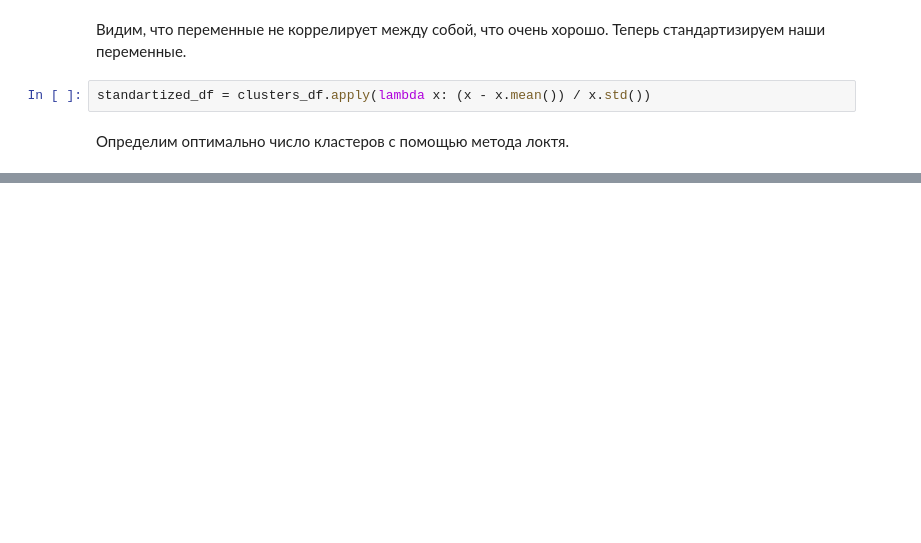
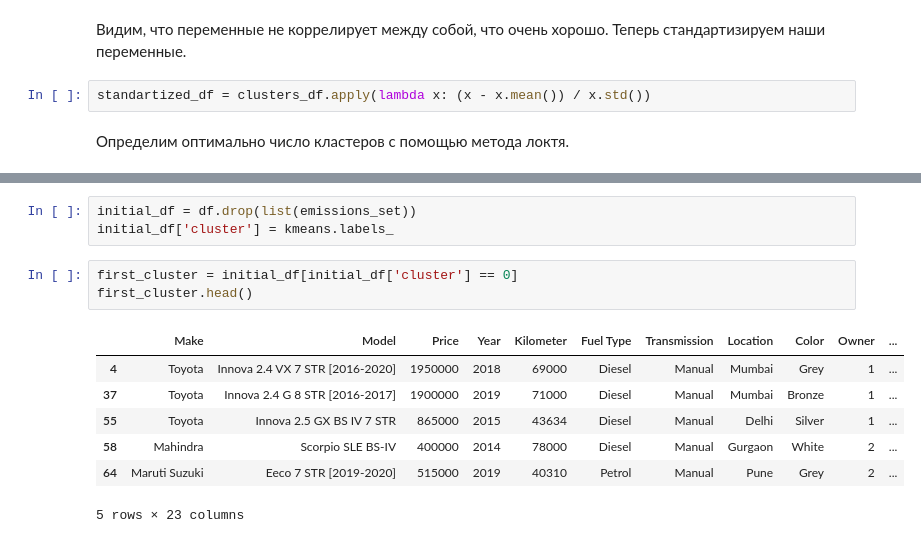
Before and after one commit to brshtsk/hell-in-python, a Jupyter notebook: Проект-авто.ipynb, the cells around one changed output, grey strips where cells are left out. Cells and saved outputs as stored; diff of their text form; blank space fills up the shorter version.

Commit message:
Almost clusters (work in progress, уже спать хочу..)

```diff
--- a/Проект-авто.ipynb
+++ b/Проект-авто.ipynb
@@ -1318,0 +1316,14 @@ clusters_df.groupby('cluster').count()
+# %%
+initial_df = df.drop(list(emissions_set))
+initial_df['cluster'] = kmeans.labels_
+# %%
+first_cluster = initial_df[initial_df['cluster'] == 0]
+first_cluster.head()
+# %% [output]
+|  | Make | Model | Price | Year | Kilometer | Fuel Type | Transmission | Location | Color | Owner | ... |
+| 4 | Toyota | Innova 2.4 VX 7 STR [2016-2020] | 1950000 | 2018 | 69000 | Diesel | Manual | Mumbai | Grey | 1 | ... |
+| 37 | Toyota | Innova 2.4 G 8 STR [2016-2017] | 1900000 | 2019 | 71000 | Diesel | Manual | Mumbai | Bronze | 1 | ... |
+| 55 | Toyota | Innova 2.5 GX BS IV 7 STR | 865000 | 2015 | 43634 | Diesel | Manual | Delhi | Silver | 1 | ... |
+| 58 | Mahindra | Scorpio SLE BS-IV | 400000 | 2014 | 78000 | Diesel | Manual | Gurgaon | White | 2 | ... |
+| 64 | Maruti Suzuki | Eeco 7 STR [2019-2020] | 515000 | 2019 | 40310 | Petrol | Manual | Pune | Grey | 2 | ... |
+5 rows × 23 columns
```
Also changed, not shown: parts of 44 cells of this notebook.
